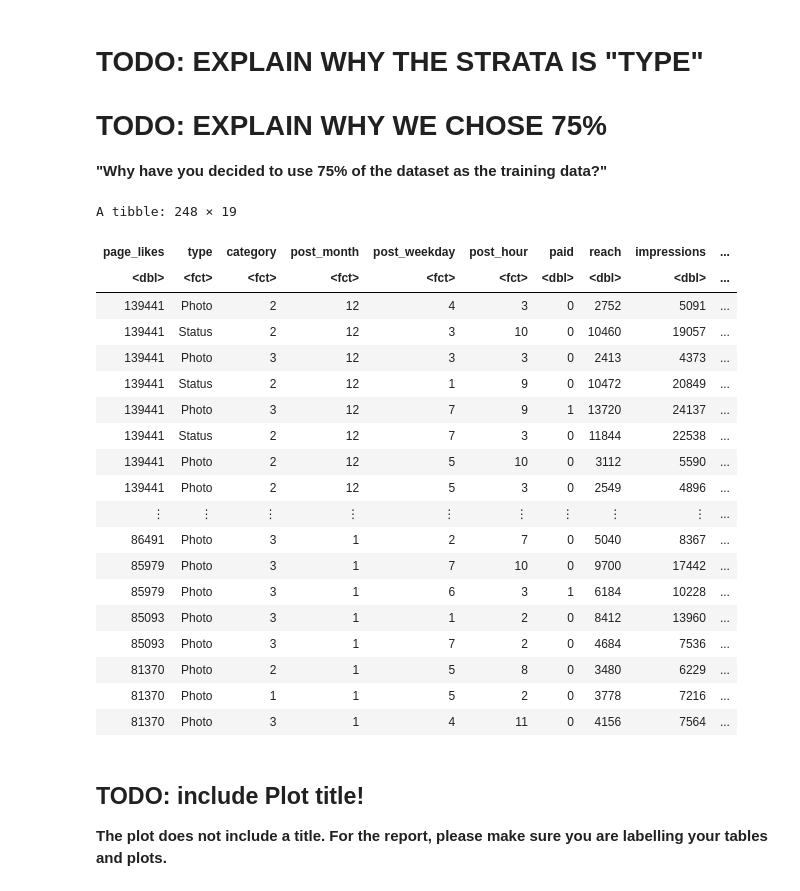
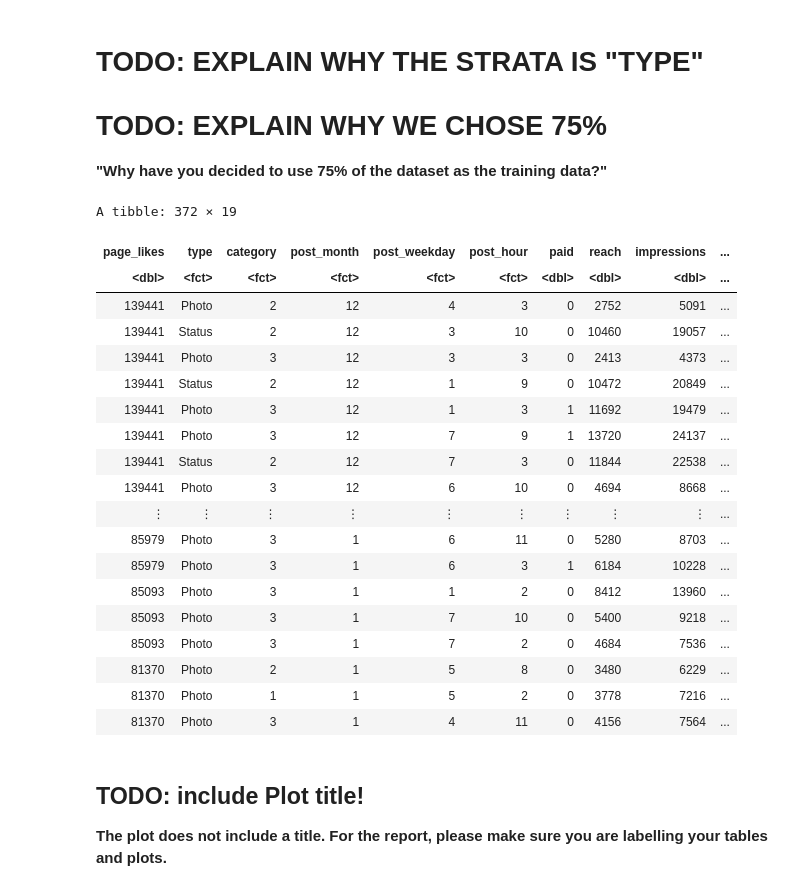
Before and after one commit to lucykvs/DSCI100-Project, a Jupyter notebook: Project.ipynb, the cells around one changed output. Drawn from its saved outputs; the diff is of its cells as text; code cells hidden in the pictures.

```diff
--- a/Project.ipynb
+++ b/Project.ipynb
@@ -133,28 +133,28 @@ sum(is.na(fb_data_clean))
 **"Why have you decided to use 75% of the dataset as the training data?"**
 # %%
 # Split the data:
-fb_split <- initial_split(fb_data_clean, prop = 0.5, strata = type)
+fb_split <- initial_split(fb_data_clean, prop = 0.75, strata = type)
 fb_train <- training(fb_split)
 fb_test <- testing(fb_split)
 
 fb_train
 # %% [output]
-A tibble: 248 × 19
+A tibble: 372 × 19
 | page_likes | type | category | post_month | post_weekday | post_hour | paid | reach | impressions | ... |
 | <dbl> | <fct> | <fct> | <fct> | <fct> | <fct> | <dbl> | <dbl> | <dbl> | ... |
 | 139441 | Photo | 2 | 12 | 4 | 3 | 0 | 2752 | 5091 | ... |
 | 139441 | Status | 2 | 12 | 3 | 10 | 0 | 10460 | 19057 | ... |
 | 139441 | Photo | 3 | 12 | 3 | 3 | 0 | 2413 | 4373 | ... |
 | 139441 | Status | 2 | 12 | 1 | 9 | 0 | 10472 | 20849 | ... |
+| 139441 | Photo | 3 | 12 | 1 | 3 | 1 | 11692 | 19479 | ... |
 | 139441 | Photo | 3 | 12 | 7 | 9 | 1 | 13720 | 24137 | ... |
 | 139441 | Status | 2 | 12 | 7 | 3 | 0 | 11844 | 22538 | ... |
-| 139441 | Photo | 2 | 12 | 5 | 10 | 0 | 3112 | 5590 | ... |
-| 139441 | Photo | 2 | 12 | 5 | 3 | 0 | 2549 | 4896 | ... |
+| 139441 | Photo | 3 | 12 | 6 | 10 | 0 | 4694 | 8668 | ... |
 | ⋮ | ⋮ | ⋮ | ⋮ | ⋮ | ⋮ | ⋮ | ⋮ | ⋮ | ... |
-| 86491 | Photo | 3 | 1 | 2 | 7 | 0 | 5040 | 8367 | ... |
-| 85979 | Photo | 3 | 1 | 7 | 10 | 0 | 9700 | 17442 | ... |
+| 85979 | Photo | 3 | 1 | 6 | 11 | 0 | 5280 | 8703 | ... |
 | 85979 | Photo | 3 | 1 | 6 | 3 | 1 | 6184 | 10228 | ... |
 | 85093 | Photo | 3 | 1 | 1 | 2 | 0 | 8412 | 13960 | ... |
+| 85093 | Photo | 3 | 1 | 7 | 10 | 0 | 5400 | 9218 | ... |
 | 85093 | Photo | 3 | 1 | 7 | 2 | 0 | 4684 | 7536 | ... |
 | 81370 | Photo | 2 | 1 | 5 | 8 | 0 | 3480 | 6229 | ... |
 | 81370 | Photo | 1 | 1 | 5 | 2 | 0 | 3778 | 7216 | ... |
```
Also changed, not shown: parts of 20 cells of this notebook.
